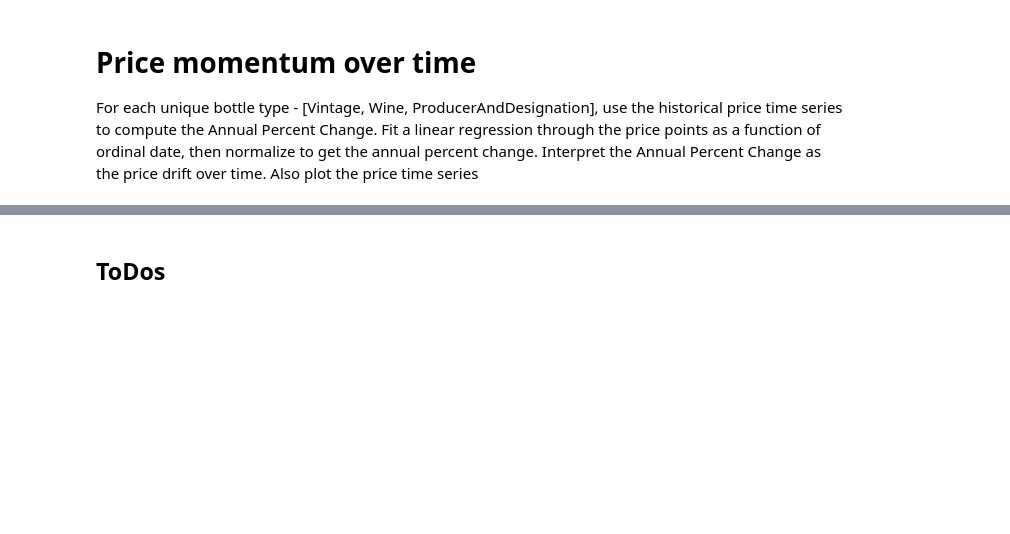
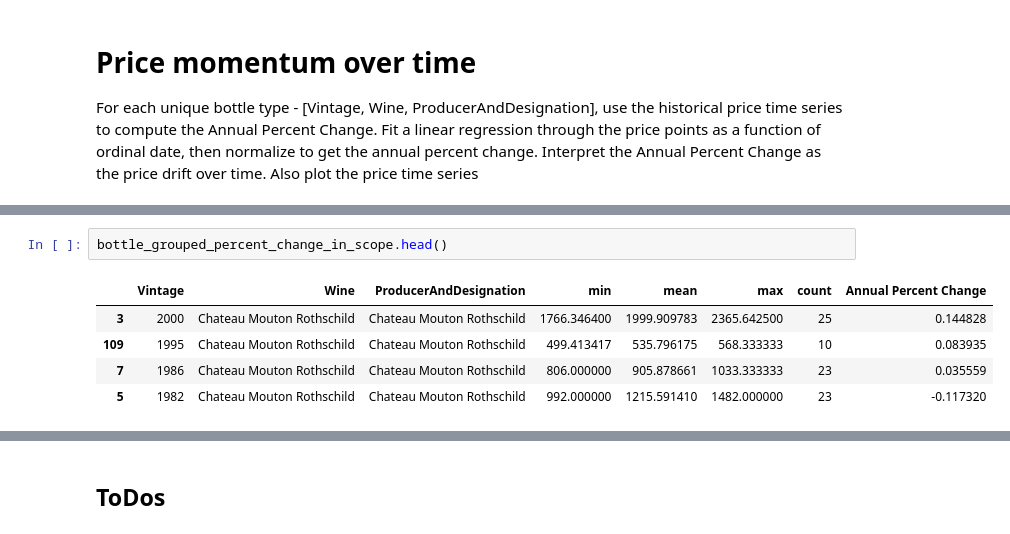
Before and after one commit to chenerick/wine_auction, a Jupyter notebook: Acker_Merrall_Condit_Exploration.ipynb, the cells around one changed output, grey strips where cells are left out. Drawn from its saved outputs; the diff is of its cells as text; blank space fills up the shorter version.

```diff
--- a/Acker_Merrall_Condit_Exploration.ipynb
+++ b/Acker_Merrall_Condit_Exploration.ipynb
@@ -242 +234,9 @@ bottle_grouped_percent_change
+# %%
+bottle_grouped_percent_change_in_scope.head()
+# %% [output]
+|  | Vintage | Wine | ProducerAndDesignation | min | mean | max | count | Annual Percent Change |
+| 3 | 2000 | Chateau Mouton Rothschild | Chateau Mouton Rothschild | 1766.346400 | 1999.909783 | 2365.642500 | 25 | 0.144828 |
+| 109 | 1995 | Chateau Mouton Rothschild | Chateau Mouton Rothschild | 499.413417 | 535.796175 | 568.333333 | 10 | 0.083935 |
+| 7 | 1986 | Chateau Mouton Rothschild | Chateau Mouton Rothschild | 806.000000 | 905.878661 | 1033.333333 | 23 | 0.035559 |
+| 5 | 1982 | Chateau Mouton Rothschild | Chateau Mouton Rothschild | 992.000000 | 1215.591410 | 1482.000000 | 23 | -0.117320 |
 # %%
```
Also changed, not shown: parts of 6 cells of this notebook, 1 other file.
